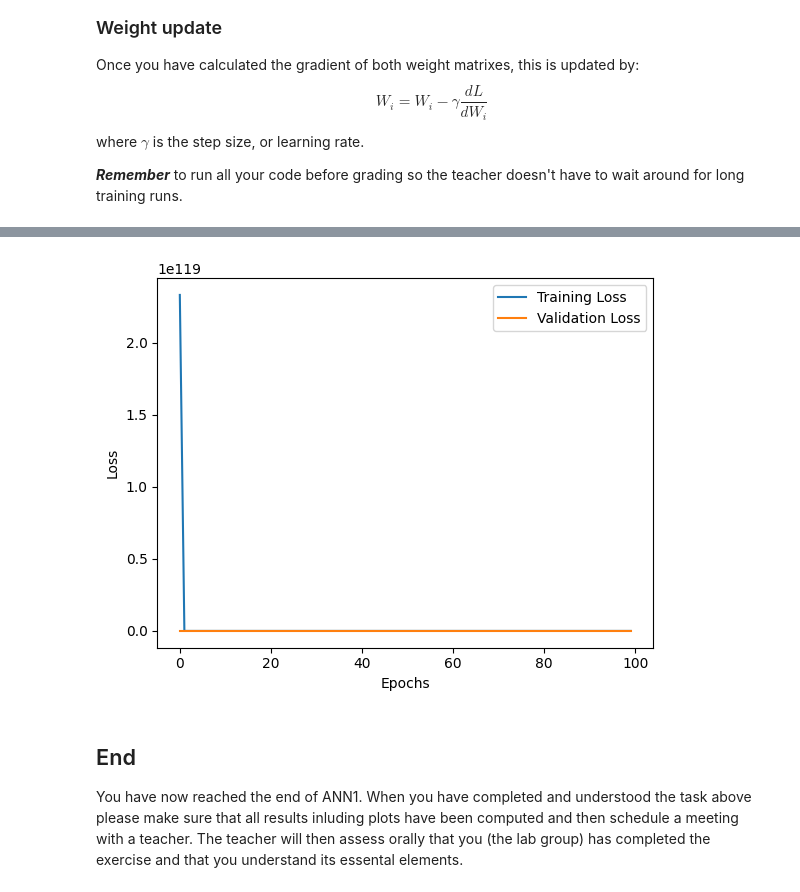
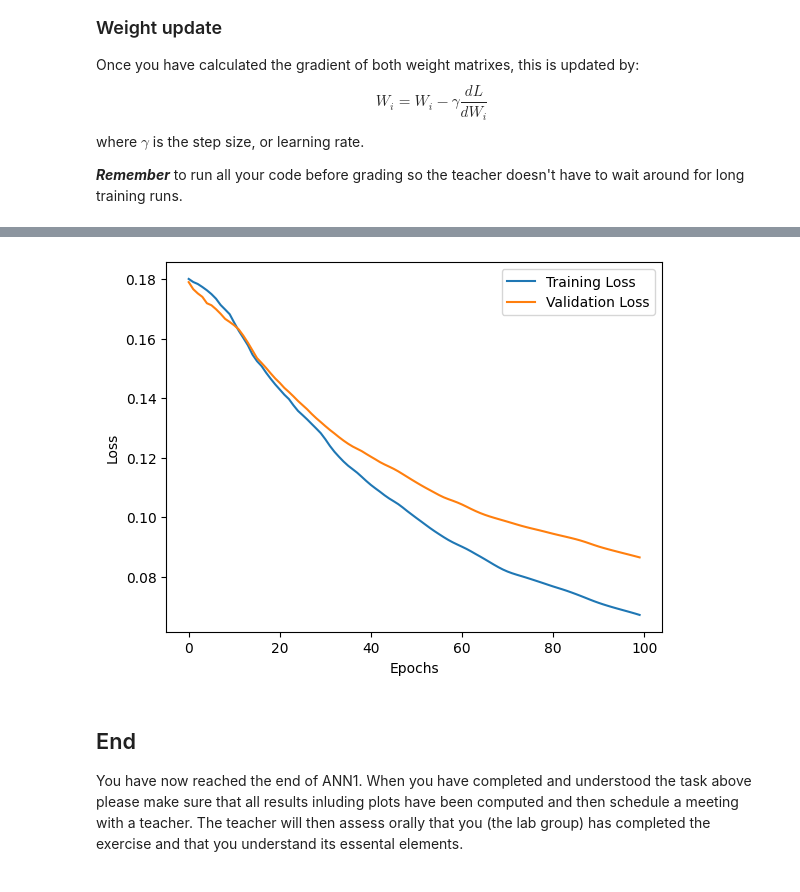
Before and after one commit to afy/d7046e-lab1, a Jupyter notebook: ANN-Exercise-1.ipynb, the cells around one changed output, grey strips where cells are left out. Drawn from its saved outputs; the diff is of its cells as text; code cells hidden in the pictures.

```diff
--- a/ANN-Exercise-1.ipynb
+++ b/ANN-Exercise-1.ipynb
@@ -400,6 +451,10 @@ def np_ReLU(x):
 def np_der_ReLU(x):
     if numpy.all(x) == False: raise Exception("0 can not be derived in ReLU")
     return numpy.where(x > 0, 1, 0)
+
+def softmax(x):
+    exp_x = numpy.exp(x - numpy.max(x, axis=1, keepdims=True))
+    return exp_x / numpy.sum(exp_x, axis=1, keepdims=True)
 
 # Random data generation for training and validation
 numpy.random.seed(42)  # for reproducibility
@@ -412,14 +467,14 @@ train_data_np = train_data_np.reshape((-1, 28*28)).numpy()
 train_labels_np = train_labels_np.numpy()
 val_data_np = val_data_np.reshape((-1, 28*28)).numpy()
 val_labels_np = val_labels_np.numpy()
-test_data_np = test_data_np.view(-1,784).numpy()
+test_data_np = test_data_np.view(-1,28*28).numpy()
 test_labels_np = test_labels_np.numpy()
 
 # Set the number of epochs, input size, output size, hidden layer size, and learning rate
 epochs = 100  # Set the number of epochs to train for
 D_in = 784   # Input size, images are 28x28 = 784 element vectors
 D_out = 10   # Output size, 10 digit classes
-H1 = 100     # Hidden layer size
+H1 = 100    # Hidden layer size
 gamma = 1e-5 # Learning rate
 
 # Define network with one hidden layer, random initial weights
@@ -444,9 +499,9 @@ for epoch in range(epochs):
         y = numpy.eye(10)[y]  # 1-hot encoding
 
         # Forward pass
-        h = x.dot(w1)
+        h = numpy.dot(x, w1)
         h_relu = np_ReLU(h)
-        y_pred = h_relu.dot(w2)
+        y_pred = softmax(numpy.dot(h_relu, w2))
 
         # Compute loss function, squared error
         mse = numpy.mean(numpy.square(y - y_pred))
@@ -479,12 +534,13 @@ for epoch in range(epochs):
         # Forward pass (same as train)
         h_val = x.dot(w1)
         h_relu_val = np_ReLU(h_val)
-        y_pred_val = h_relu_val.dot(w2)
+        y_pred_val = softmax(h_relu_val.dot(w2))
 
         # Compute validation loss
         val_loss += numpy.mean(numpy.square(y_val - y_pred_val))
         total += 1
         correct += numpy.argmax(y_pred_val) == numpy.argmax(y_val)
+
 
     # Calculate accuracy on the validation set
     accuracy = correct / total
@@ -507,7 +563,7 @@ for i in range(len(test_data_np)):
 
     h_test = x.dot(best_model['w1'])
     h_relu_test = np_ReLU(h_test)
-    y_pred_test =h_relu_test.dot(best_model['w2'])
+    y_pred_test = softmax(h_relu_test.dot(best_model['w2']))
 
     total += 1
     correct += int(numpy.argmax(y_pred_test) == y)
@@ -544,4 +600,4 @@ Test Accuracy: 7.80%
-[figure, old version]
+[figure, new version]
 # %% [markdown]
 ## End
 
```
Also changed, not shown: parts of 6 cells of this notebook, 2 other files.
